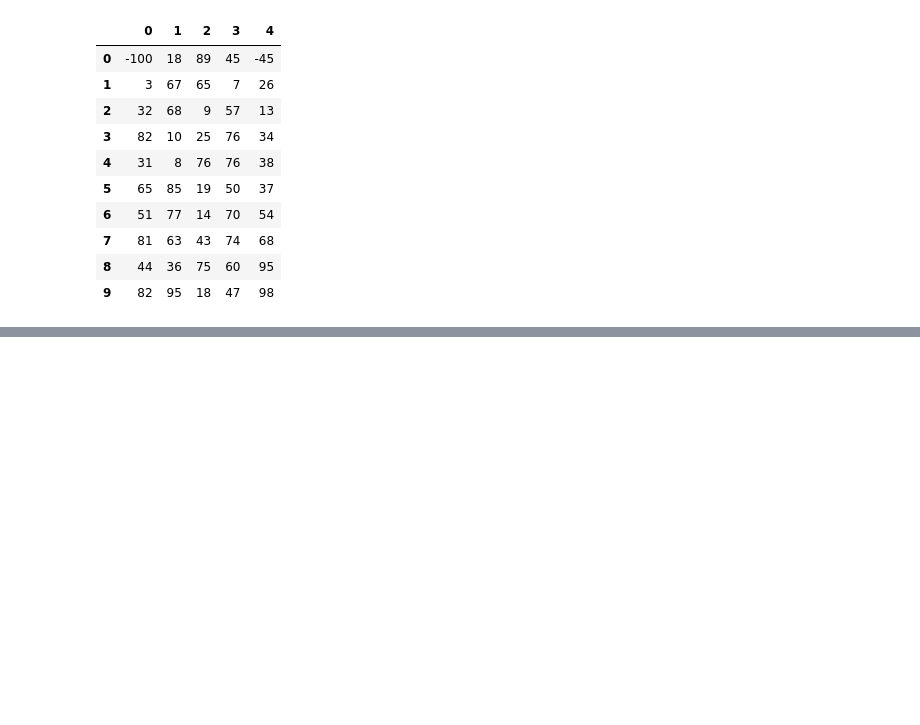
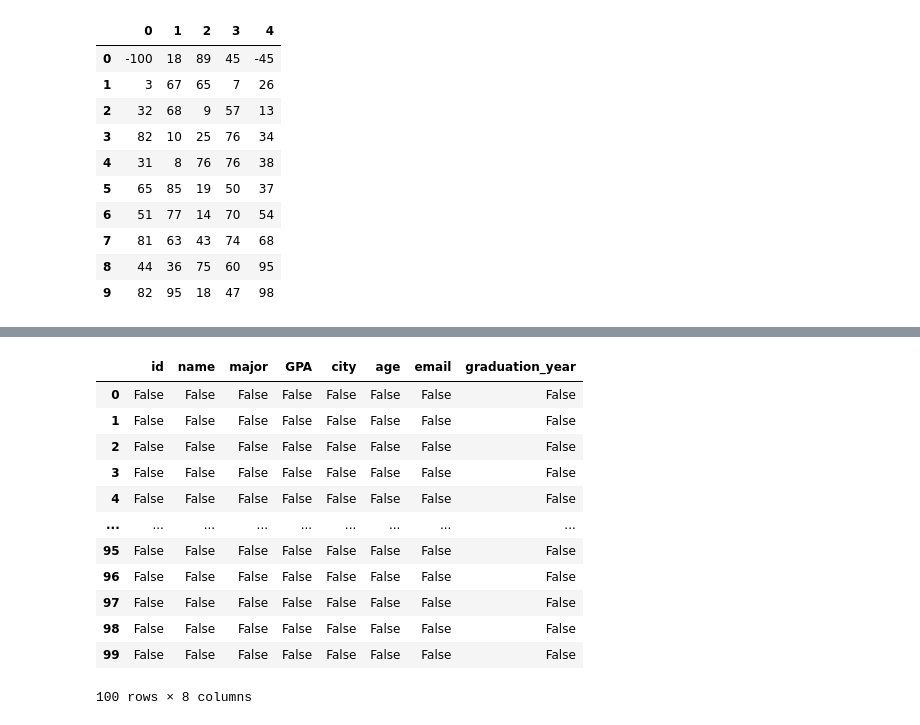
Before and after one commit to codewithdark-git/AI-ML-DL-Notebook, a Jupyter notebook: Python_Libraries/Pandas.ipynb, the cells around one changed output, grey strips where cells are left out. Drawn from its saved outputs; the diff is of its cells as text; code cells hidden in the pictures; blank space fills up the shorter version.

```diff
--- a/Python_Libraries/Pandas.ipynb
+++ b/Python_Libraries/Pandas.ipynb
@@ -1336,0 +1361,2 @@ num_frame
+# %%
+df_ex = pd.read_excel('output.xlsx')
@@ -1336,0 +1395,2 @@ num_frame
+# %%
+df_ex.drop(columns=['Unnamed: 0'], inplace=True)
@@ -1336,0 +1425,16 @@ num_frame
+# %%
+df_ex.isnull()
+# %% [output]
+|  | id | name | major | GPA | city | age | email | graduation_year |
+| 0 | False | False | False | False | False | False | False | False |
+| 1 | False | False | False | False | False | False | False | False |
+| 2 | False | False | False | False | False | False | False | False |
+| 3 | False | False | False | False | False | False | False | False |
+| 4 | False | False | False | False | False | False | False | False |
+| ... | ... | ... | ... | ... | ... | ... | ... | ... |
+| 95 | False | False | False | False | False | False | False | False |
+| 96 | False | False | False | False | False | False | False | False |
+| 97 | False | False | False | False | False | False | False | False |
+| 98 | False | False | False | False | False | False | False | False |
+| 99 | False | False | False | False | False | False | False | False |
+100 rows × 8 columns
```
Also changed, not shown: parts of 33 cells of this notebook.
